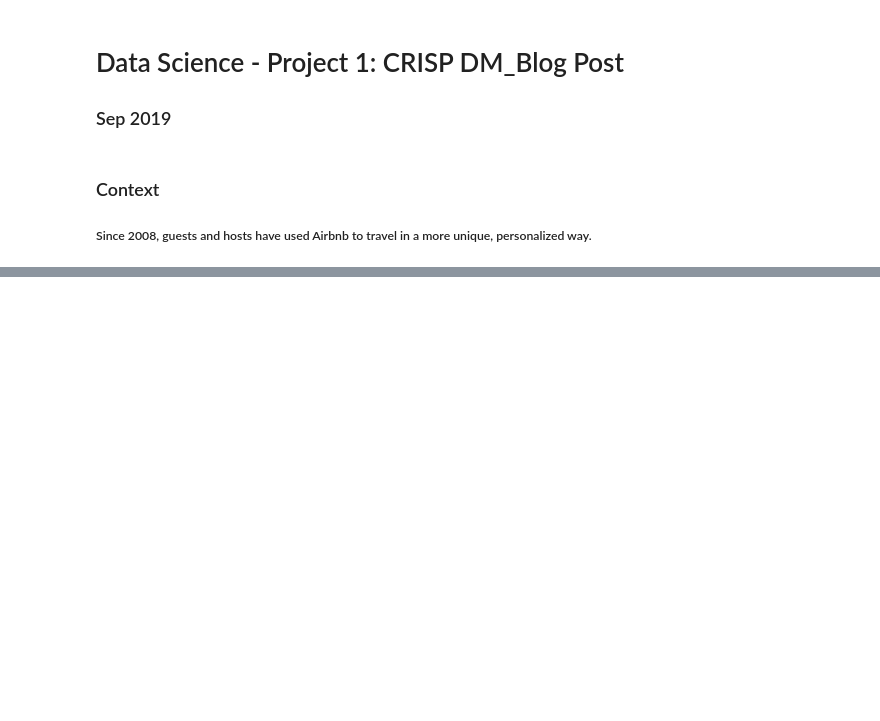
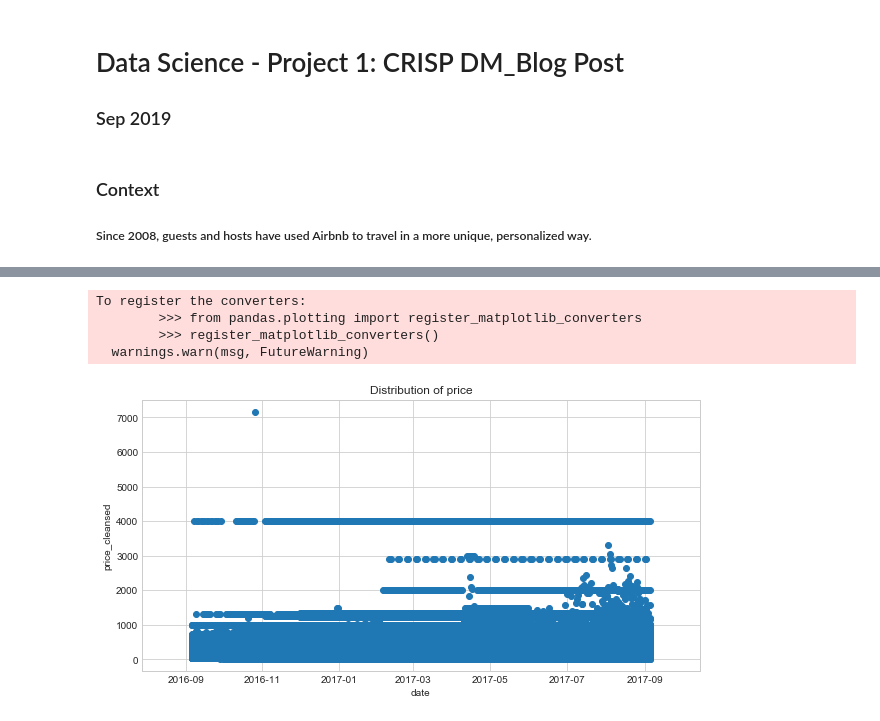
Before and after one commit to yz14689/DSNP_BlogPost, a Jupyter notebook: DSNP_CRISP_Boston.ipynb, the cells around one changed output, grey strips where cells are left out. Saved outputs shown, nothing was run; the diff lists cells and outputs as text; code cells hidden in the pictures; blank space fills up the shorter version.

Commit message:
Add filed from local drive
Add:
1. project jupyter notebook code
2. all output images

```diff
--- a/DSNP_CRISP_Boston.ipynb
+++ b/DSNP_CRISP_Boston.ipynb
@@ -215,0 +47,13 @@ TypeError: ("argument of type 'float' is not iterable", 'occurred at index 1077'
+# %%
+# [1] Calendar: listing id, the price and tand availability for that day
+"""
+Note:
+1.Each id has all dates
+2.If price is missing, meaning the room on the day not available
+"""
+
+df_calendar_in = pd.read_csv(r'.\Data\boston-airbnb-open-data\calendar.csv')
+
+print(df_calendar_in.shape)
+print(df_calendar_in.dtypes)
+df_calendar_in.head()
@@ -215,0 +85,18 @@ TypeError: ("argument of type 'float' is not iterable", 'occurred at index 1077'
+# %%
+# Data clean up
+# remove $ in price
+
+df_calendar = df_calendar_in.copy()
+
+df_calendar['price_cleansed'] = df_calendar['price'].apply(remove_dollar)
+df_calendar = df_calendar.drop(['price'], axis =1)
+df_calendar['date'] = pd.to_datetime(df_calendar['date'])
+df_calendar['month'] = df_calendar['date'].apply(lambda x: x.month)
+df_calendar['weekday'] = df_calendar['date'].apply(lambda x: x.strftime("%A"))
+df_calendar['available_count'] = np.where(df_calendar['available'] == 't',1, 0)
+
+sorter = ['Sunday', 'Monday', 'Tuesday', 'Wednesday', 'Thursday', 'Friday', 'Saturday']
+sorterIndex = dict(zip(sorter,range(len(sorter))))
+df_calendar['weekday_id'] = df_calendar['weekday'].map(sorterIndex)
+
+df_calendar.head(10)
@@ -215,0 +133,17 @@ TypeError: ("argument of type 'float' is not iterable", 'occurred at index 1077'
+# %%
+# Pricing distribution
+
+plt.figure(figsize = (10, 5))
+plt.scatter( 'date', 'price_cleansed', data =df_calendar  )
+plt.title("Distribution of price")
+plt.xlabel("date")
+plt.ylabel("price_cleansed")
+#plt.axis((df_calendar['date'].min(), df_calendar['date'].max(),df_calendar[df_calendar['price_cleansed'].notnull()]['price_cleansed'].min(),df_calendar[df_calendar['price_cleansed'].notnull()]['price_cleansed'].max()+100))
+
+plt.show()
+# %% [output]
+To register the converters:
+        >>> from pandas.plotting import register_matplotlib_converters
+        >>> register_matplotlib_converters()
+  warnings.warn(msg, FutureWarning)
+[figure, added]
```
Also changed, not shown: parts of 82 cells of this notebook, 13 other files.
